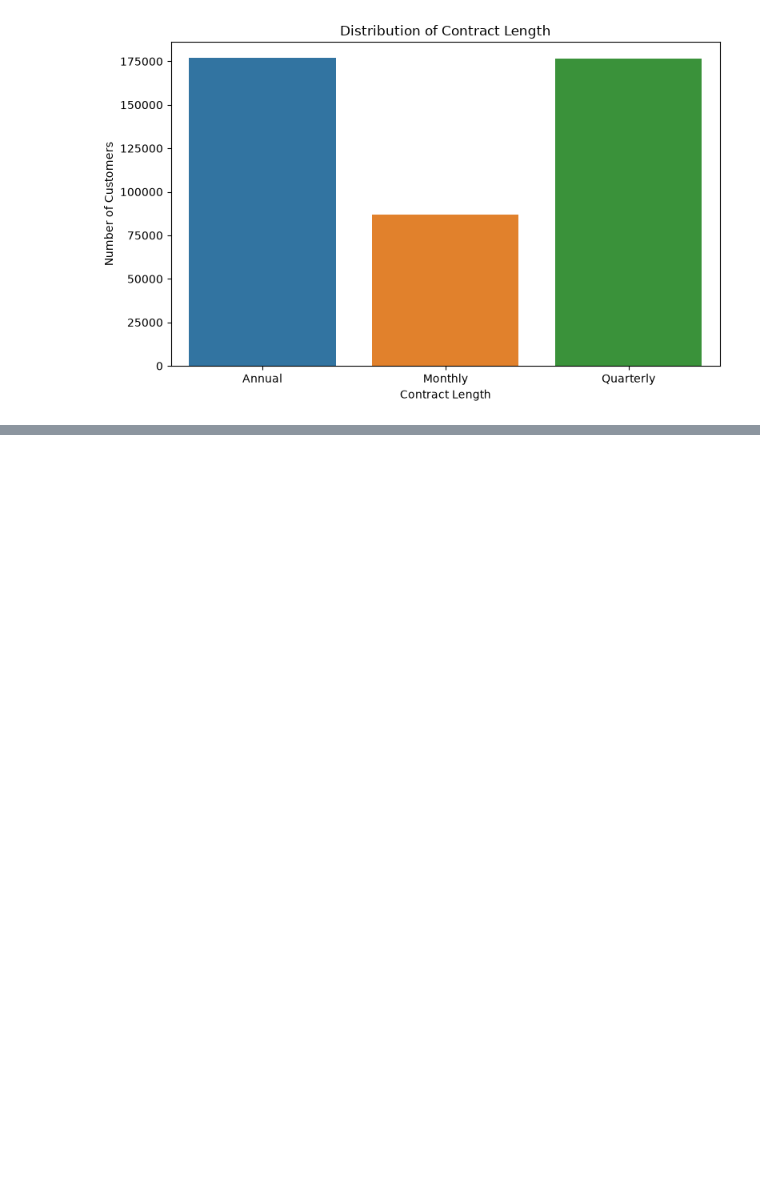
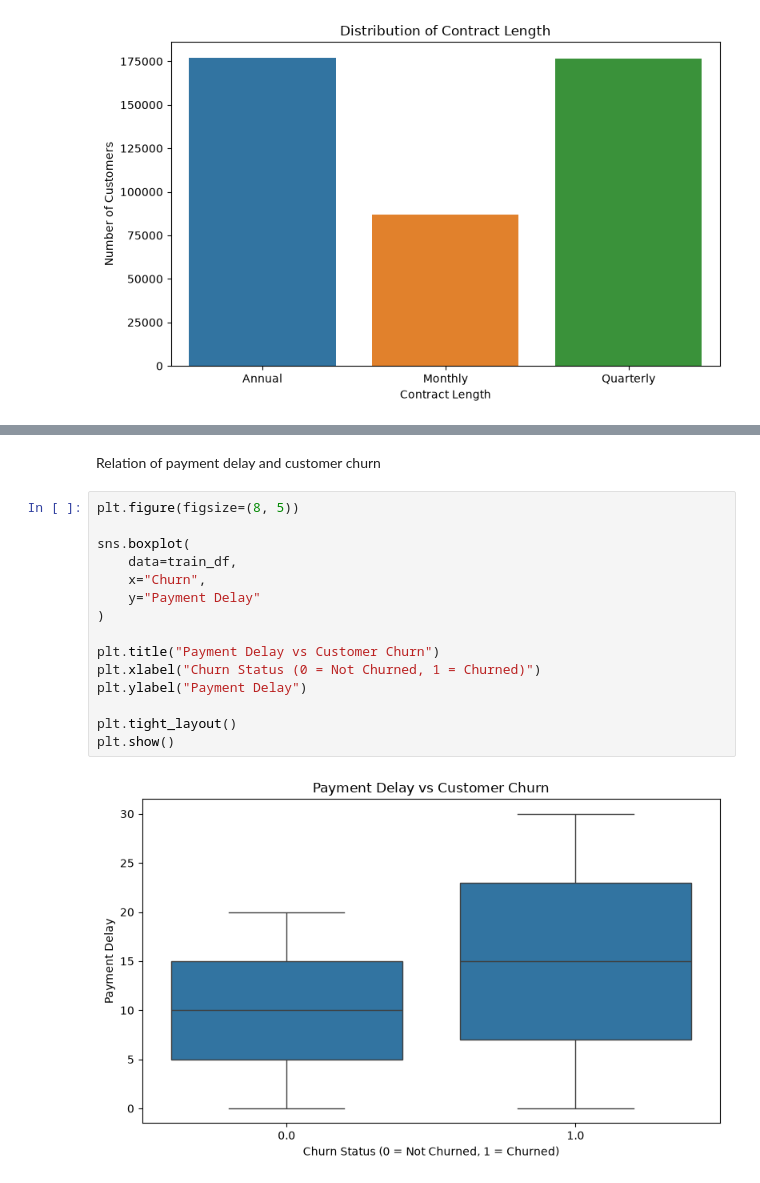
Before and after one commit to rpDashCodes/customer-churn-prediction, a Jupyter notebook: notebooks/01_data_exploration.ipynb, the cells around one changed output, grey strips where cells are left out. Saved outputs shown, nothing was run; the diff lists cells and outputs as text; blank space fills up the shorter version.

```diff
--- a/notebooks/01_data_exploration.ipynb
+++ b/notebooks/01_data_exploration.ipynb
@@ -100,0 +175,19 @@ for col in categorical_columns:
+# %% [markdown]
+Relation of payment delay and customer churn
+# %%
+plt.figure(figsize=(8, 5))
+
+sns.boxplot(
+    data=train_df,
+    x="Churn",
+    y="Payment Delay"
+)
+
+plt.title("Payment Delay vs Customer Churn")
+plt.xlabel("Churn Status (0 = Not Churned, 1 = Churned)")
+plt.ylabel("Payment Delay")
+
+plt.tight_layout()
+plt.show()
+# %% [output]
+[figure, added]
```
Also changed, not shown: parts of 58 cells of this notebook, 7 other files.
